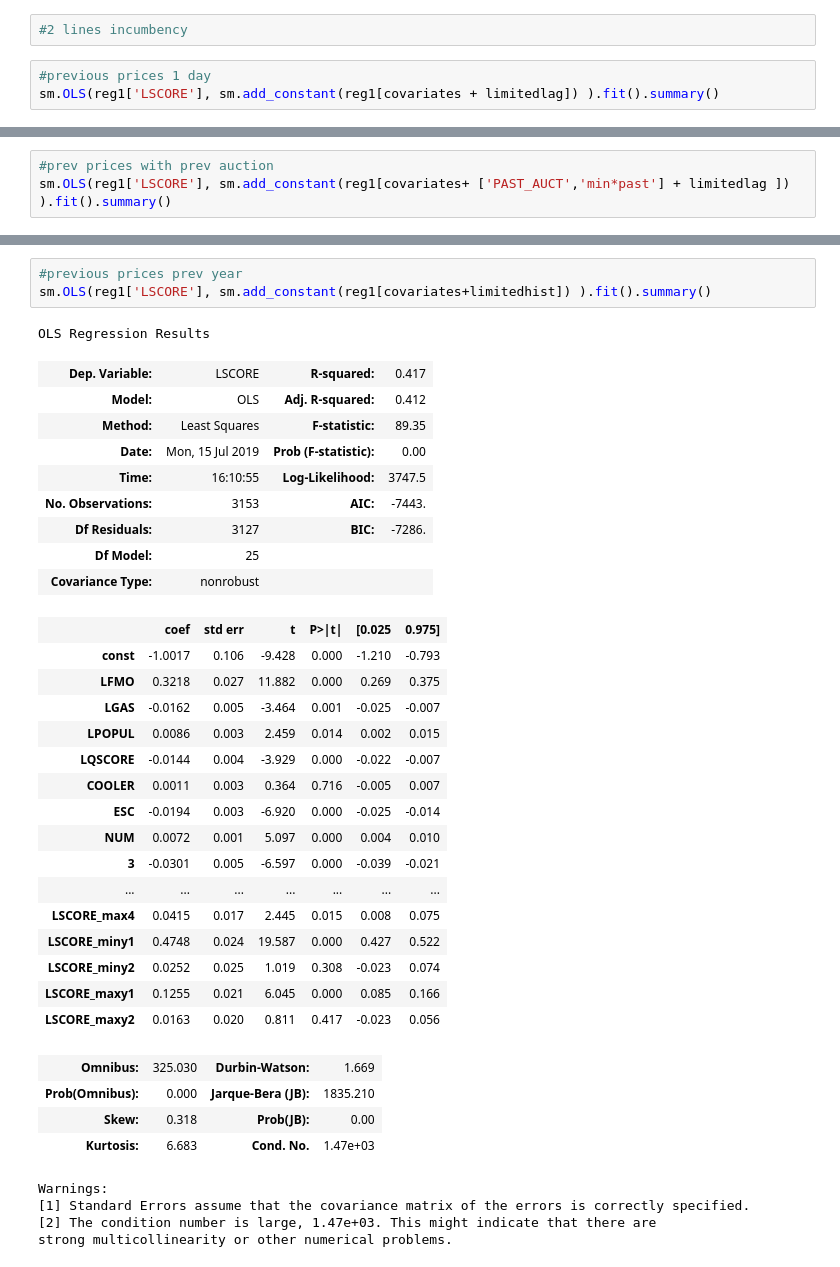
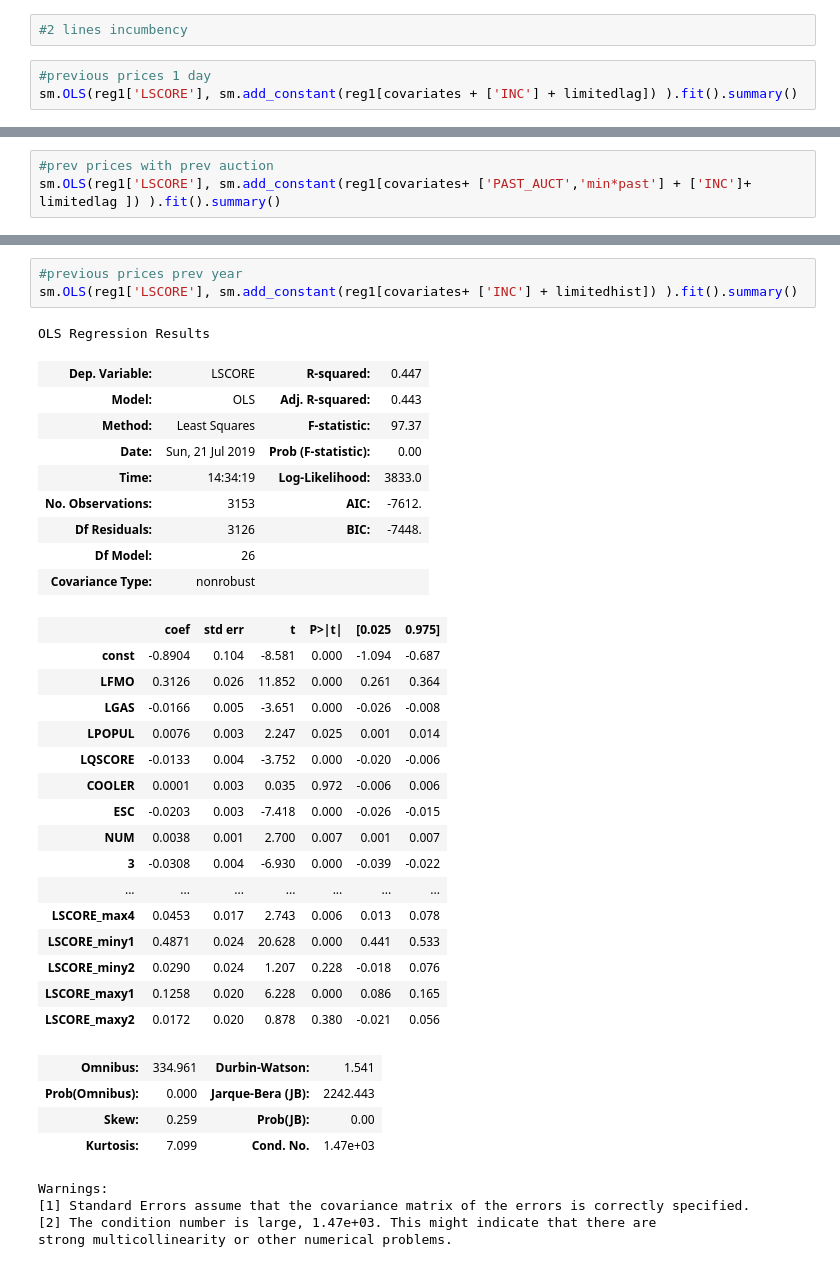
Before and after one commit to ericschulman/tx_milk_2yp, a Jupyter notebook: data_clean.ipynb, the cells around one changed output, grey strips where cells are left out. Drawn from its saved outputs; the diff is of its cells as text.

```diff
--- a/data_clean.ipynb
+++ b/data_clean.ipynb
@@ -199,6 +199,6 @@ Warnings:
 #2 lines incumbency
 # %%
 #previous prices 1 day
-sm.OLS(reg1['LSCORE'], sm.add_constant(reg1[covariates + limitedlag]) ).fit().summary()
+sm.OLS(reg1['LSCORE'], sm.add_constant(reg1[covariates + ['INC'] + limitedlag]) ).fit().summary()
 # %% [output]
 OLS Regression Results
@@ -237,6 +237,6 @@ Warnings:
 strong multicollinearity or other numerical problems.
 # %%
 #prev prices with prev auction
-sm.OLS(reg1['LSCORE'], sm.add_constant(reg1[covariates+ ['PAST_AUCT','min*past'] + limitedlag ]) ).fit().summary()
+sm.OLS(reg1['LSCORE'], sm.add_constant(reg1[covariates+ ['PAST_AUCT','min*past'] + ['INC']+ limitedlag ]) ).fit().summary()
 # %% [output]
 OLS Regression Results
@@ -275,38 +275,38 @@ Warnings:
 strong multicollinearity or other numerical problems.
 # %%
 #previous prices prev year
-sm.OLS(reg1['LSCORE'], sm.add_constant(reg1[covariates+limitedhist]) ).fit().summary()
+sm.OLS(reg1['LSCORE'], sm.add_constant(reg1[covariates+ ['INC'] + limitedhist]) ).fit().summary()
 # %% [output]
 OLS Regression Results
-| Dep. Variable: | LSCORE | R-squared: | 0.417 |
-| Model: | OLS | Adj. R-squared: | 0.412 |
-| Method: | Least Squares | F-statistic: | 89.35 |
-| Date: | Mon, 15 Jul 2019 | Prob (F-statistic): | 0.00 |
-| Time: | 16:10:55 | Log-Likelihood: | 3747.5 |
-| No. Observations: | 3153 | AIC: | -7443. |
-| Df Residuals: | 3127 | BIC: | -7286. |
-| Df Model: | 25 |  |  |
+| Dep. Variable: | LSCORE | R-squared: | 0.447 |
+| Model: | OLS | Adj. R-squared: | 0.443 |
+| Method: | Least Squares | F-statistic: | 97.37 |
+| Date: | Sun, 21 Jul 2019 | Prob (F-statistic): | 0.00 |
+| Time: | 14:34:19 | Log-Likelihood: | 3833.0 |
+| No. Observations: | 3153 | AIC: | -7612. |
+| Df Residuals: | 3126 | BIC: | -7448. |
+| Df Model: | 26 |  |  |
 | Covariance Type: | nonrobust |  |  |
 |  | coef | std err | t | P>|t| | [0.025 | 0.975] |
-| const | -1.0017 | 0.106 | -9.428 | 0.000 | -1.210 | -0.793 |
-| LFMO | 0.3218 | 0.027 | 11.882 | 0.000 | 0.269 | 0.375 |
-| LGAS | -0.0162 | 0.005 | -3.464 | 0.001 | -0.025 | -0.007 |
-| LPOPUL | 0.0086 | 0.003 | 2.459 | 0.014 | 0.002 | 0.015 |
-| LQSCORE | -0.0144 | 0.004 | -3.929 | 0.000 | -0.022 | -0.007 |
-| COOLER | 0.0011 | 0.003 | 0.364 | 0.716 | -0.005 | 0.007 |
-| ESC | -0.0194 | 0.003 | -6.920 | 0.000 | -0.025 | -0.014 |
-| NUM | 0.0072 | 0.001 | 5.097 | 0.000 | 0.004 | 0.010 |
-| 3 | -0.0301 | 0.005 | -6.597 | 0.000 | -0.039 | -0.021 |
+| const | -0.8904 | 0.104 | -8.581 | 0.000 | -1.094 | -0.687 |
+| LFMO | 0.3126 | 0.026 | 11.852 | 0.000 | 0.261 | 0.364 |
+| LGAS | -0.0166 | 0.005 | -3.651 | 0.000 | -0.026 | -0.008 |
+| LPOPUL | 0.0076 | 0.003 | 2.247 | 0.025 | 0.001 | 0.014 |
+| LQSCORE | -0.0133 | 0.004 | -3.752 | 0.000 | -0.020 | -0.006 |
+| COOLER | 0.0001 | 0.003 | 0.035 | 0.972 | -0.006 | 0.006 |
+| ESC | -0.0203 | 0.003 | -7.418 | 0.000 | -0.026 | -0.015 |
+| NUM | 0.0038 | 0.001 | 2.700 | 0.007 | 0.001 | 0.007 |
+| 3 | -0.0308 | 0.004 | -6.930 | 0.000 | -0.039 | -0.022 |
 | ... | ... | ... | ... | ... | ... | ... |
-| LSCORE_max4 | 0.0415 | 0.017 | 2.445 | 0.015 | 0.008 | 0.075 |
-| LSCORE_miny1 | 0.4748 | 0.024 | 19.587 | 0.000 | 0.427 | 0.522 |
-| LSCORE_miny2 | 0.0252 | 0.025 | 1.019 | 0.308 | -0.023 | 0.074 |
-| LSCORE_maxy1 | 0.1255 | 0.021 | 6.045 | 0.000 | 0.085 | 0.166 |
-| LSCORE_maxy2 | 0.0163 | 0.020 | 0.811 | 0.417 | -0.023 | 0.056 |
+| LSCORE_max4 | 0.0453 | 0.017 | 2.743 | 0.006 | 0.013 | 0.078 |
+| LSCORE_miny1 | 0.4871 | 0.024 | 20.628 | 0.000 | 0.441 | 0.533 |
+| LSCORE_miny2 | 0.0290 | 0.024 | 1.207 | 0.228 | -0.018 | 0.076 |
+| LSCORE_maxy1 | 0.1258 | 0.020 | 6.228 | 0.000 | 0.086 | 0.165 |
+| LSCORE_maxy2 | 0.0172 | 0.020 | 0.878 | 0.380 | -0.021 | 0.056 |
-| Omnibus: | 325.030 | Durbin-Watson: | 1.669 |
-| Prob(Omnibus): | 0.000 | Jarque-Bera (JB): | 1835.210 |
-| Skew: | 0.318 | Prob(JB): | 0.00 |
-| Kurtosis: | 6.683 | Cond. No. | 1.47e+03 |
+| Omnibus: | 334.961 | Durbin-Watson: | 1.541 |
+| Prob(Omnibus): | 0.000 | Jarque-Bera (JB): | 2242.443 |
+| Skew: | 0.259 | Prob(JB): | 0.00 |
+| Kurtosis: | 7.099 | Cond. No. | 1.47e+03 |
 Warnings:
 [1] Standard Errors assume that the covariance matrix of the errors is correctly specified.
 [2] The condition number is large, 1.47e+03. This might indicate that there are
```
Also changed, not shown: parts of 4 cells of this notebook, 2 other files.
